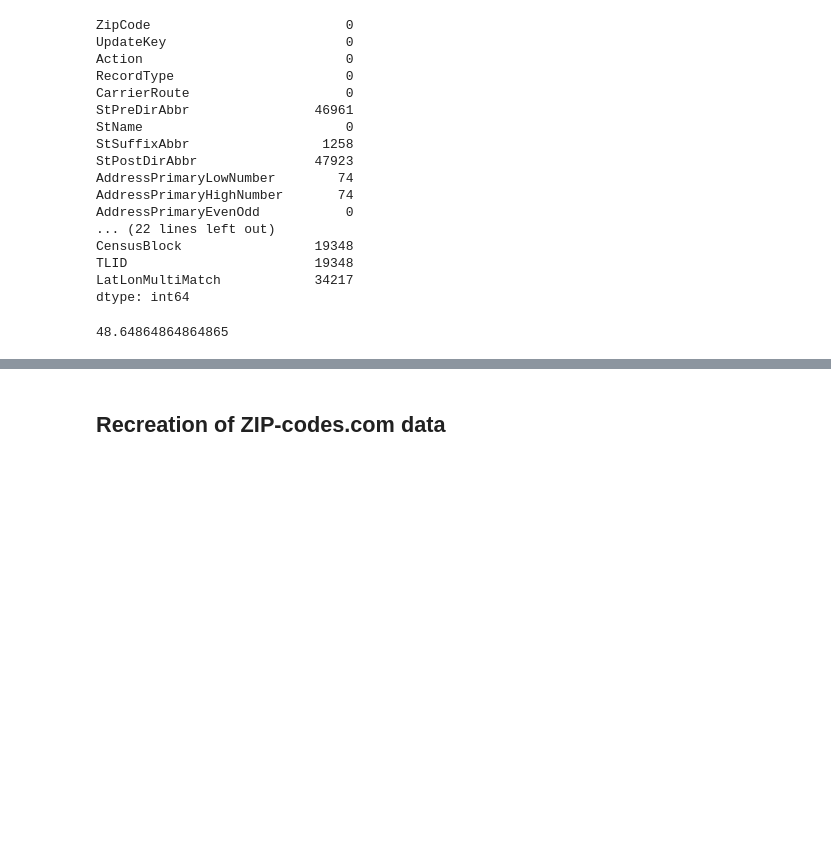
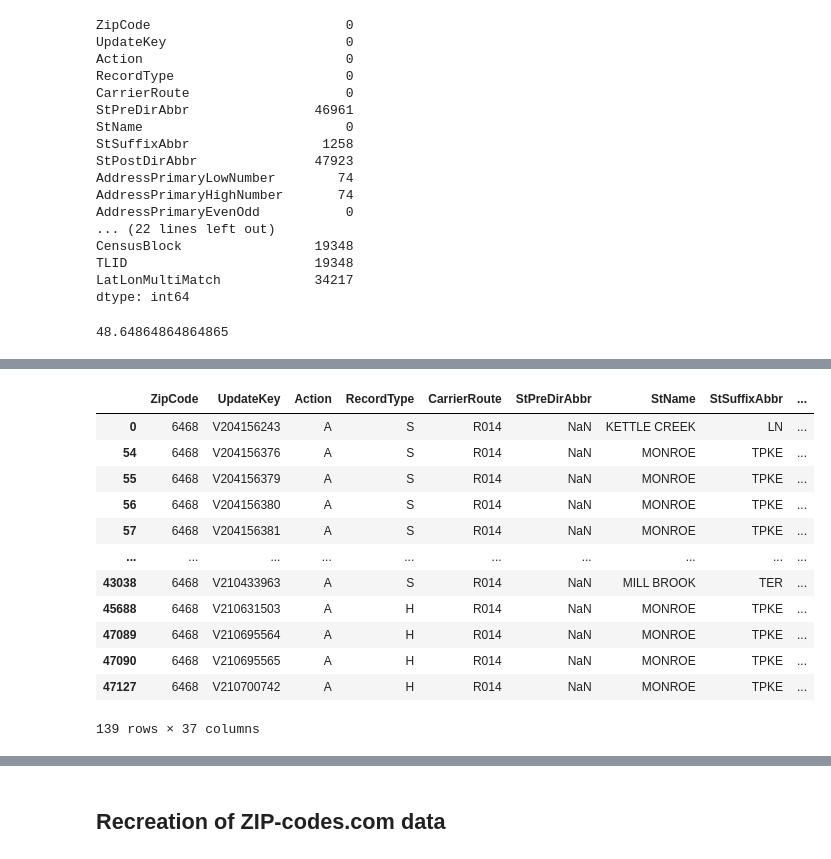
Before and after one commit to minhtriet/zipcodes, a Jupyter notebook: data_exploration.ipynb, the cells around one changed output, grey strips where cells are left out. Cells and saved outputs as stored; diff of their text form; code cells hidden in the pictures; blank space fills up the shorter version.

```diff
--- a/data_exploration.ipynb
+++ b/data_exploration.ipynb
@@ -69,0 +128,16 @@ sum(standard.isna().sum() > 0) / len(standard.columns) * 100
+# %%
+standard[(standard['ZipCode']==6468) & (standard['CarrierRoute']=='R014')]
+# %% [output]
+|  | ZipCode | UpdateKey | Action | RecordType | CarrierRoute | StPreDirAbbr | StName | StSuffixAbbr | ... |
+| 0 | 6468 | V204156243 | A | S | R014 | NaN | KETTLE CREEK | LN | ... |
+| 54 | 6468 | V204156376 | A | S | R014 | NaN | MONROE | TPKE | ... |
+| 55 | 6468 | V204156379 | A | S | R014 | NaN | MONROE | TPKE | ... |
+| 56 | 6468 | V204156380 | A | S | R014 | NaN | MONROE | TPKE | ... |
+| 57 | 6468 | V204156381 | A | S | R014 | NaN | MONROE | TPKE | ... |
+| ... | ... | ... | ... | ... | ... | ... | ... | ... | ... |
+| 43038 | 6468 | V210433963 | A | S | R014 | NaN | MILL BROOK | TER | ... |
+| 45688 | 6468 | V210631503 | A | H | R014 | NaN | MONROE | TPKE | ... |
+| 47089 | 6468 | V210695564 | A | H | R014 | NaN | MONROE | TPKE | ... |
+| 47090 | 6468 | V210695565 | A | H | R014 | NaN | MONROE | TPKE | ... |
+| 47127 | 6468 | V210700742 | A | H | R014 | NaN | MONROE | TPKE | ... |
+139 rows × 37 columns
```
Also changed, not shown: parts of 9 cells of this notebook.
